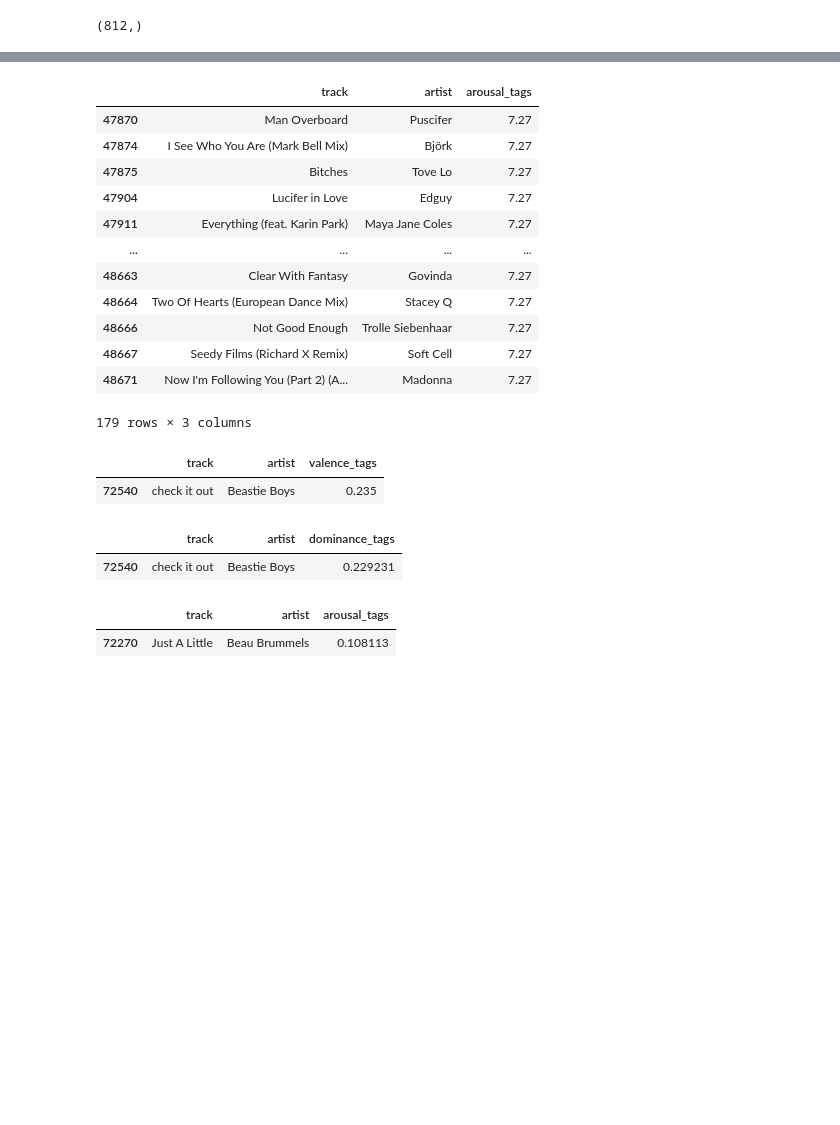
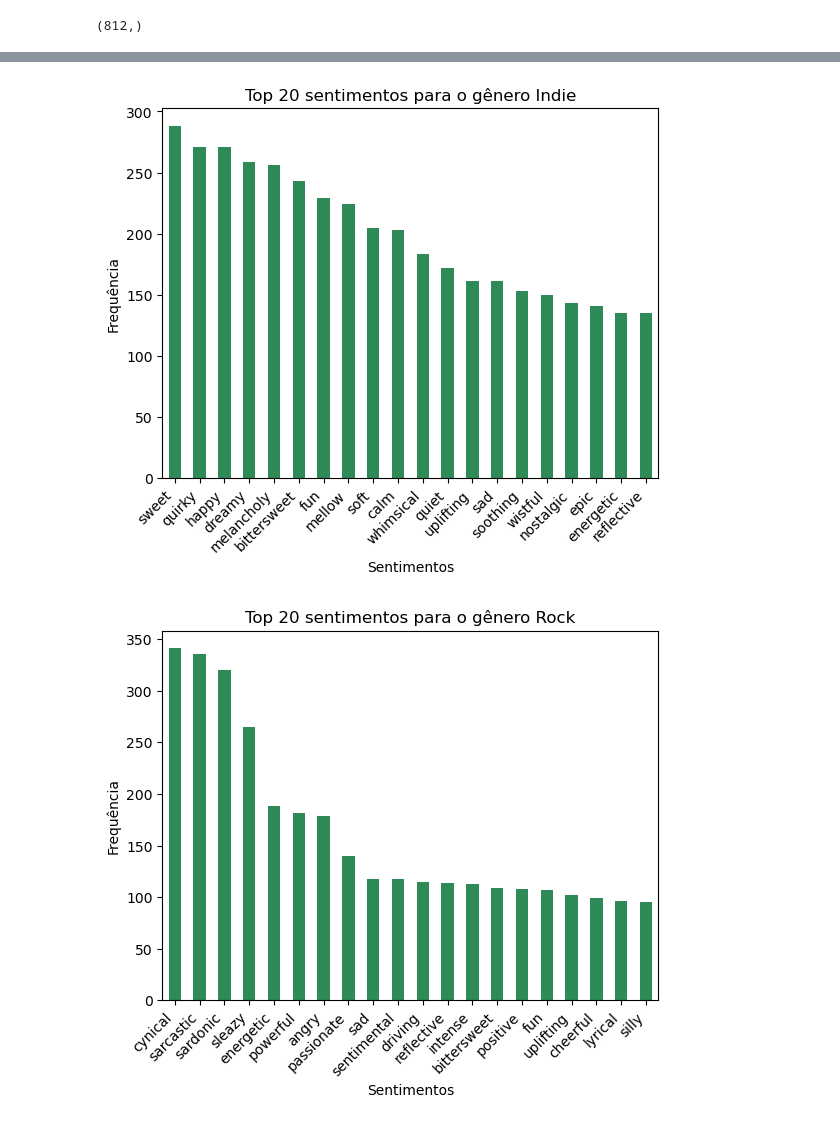
Before and after one commit to Texugo-928/EDA_Projeto_Sentimento_Musical, a Jupyter notebook: projeto-annaclara.ipynb, the cells around one changed output, grey strips where cells are left out. Cells and saved outputs as stored; diff of their text form; code cells hidden in the pictures; blank space fills up the shorter version.

```diff
--- a/projeto-annaclara.ipynb
+++ b/projeto-annaclara.ipynb
@@ -770,31 +430,0 @@ dados[['track', 'artist', 'dominance_tags']].loc[dados['dominance_tags']==dados[
-# %%
-dados[['track', 'artist', 'arousal_tags']].loc[dados['arousal_tags']==dados['arousal_tags'].max()]
-# %% [output]
-|  | track | artist | arousal_tags |
-| 47870 | Man Overboard | Puscifer | 7.27 |
-| 47874 | I See Who You Are (Mark Bell Mix) | Björk | 7.27 |
-| 47875 | Bitches | Tove Lo | 7.27 |
-| 47904 | Lucifer in Love | Edguy | 7.27 |
-| 47911 | Everything (feat. Karin Park) | Maya Jane Coles | 7.27 |
-| ... | ... | ... | ... |
-| 48663 | Clear With Fantasy | Govinda | 7.27 |
-| 48664 | Two Of Hearts (European Dance Mix) | Stacey Q | 7.27 |
-| 48666 | Not Good Enough | Trolle Siebenhaar | 7.27 |
-| 48667 | Seedy Films (Richard X Remix) | Soft Cell | 7.27 |
-| 48671 | Now I'm Following You (Part 2) (A... | Madonna | 7.27 |
-179 rows × 3 columns
-# %%
-dados[['track', 'artist', 'valence_tags']].loc[dados['valence_tags']==dados['valence_tags'].min()]
-# %% [output]
-|  | track | artist | valence_tags |
-| 72540 | check it out | Beastie Boys | 0.235 |
-# %%
-dados[['track', 'artist', 'dominance_tags']].loc[dados['dominance_tags']==dados['dominance_tags'].min()]
-# %% [output]
-|  | track | artist | dominance_tags |
-| 72540 | check it out | Beastie Boys | 0.229231 |
-# %%
-dados[['track', 'artist', 'arousal_tags']].loc[dados['arousal_tags']==dados['arousal_tags'].min()]
-# %% [output]
-|  | track | artist | arousal_tags |
-| 72270 | Just A Little | Beau Brummels | 0.108113 |
@@ -800,0 +458,40 @@ dados[['track', 'artist', 'arousal_tags']].loc[dados['arousal_tags']==dados['aro
+# %%
+# vamos ver os sentimentos que mais aparecem para cada gênero
+
+indie_top_sentimentos.plot.bar(color = "#2E8B57")
+plt.xlabel("Sentimentos")
+plt.ylabel("Frequência")
+plt.title("Top 20 sentimentos para o gênero Indie")
+plt.xticks(rotation = 45, ha = 'right')
+plt.show()
+
+rock_top_sentimentos.plot.bar(color = "#2E8B57")
+plt.xlabel("Sentimentos")
+plt.ylabel("Frequência")
+plt.title("Top 20 sentimentos para o gênero Rock")
+plt.xticks(rotation = 45, ha = 'right')
+plt.show()
+
+electronic_top_sentimentos.plot.bar(color = "#2E8B57")
+plt.xlabel("Sentimentos")
+plt.ylabel("Frequência")
+plt.title("Top 20 sentimentos para o gênero Electronic")
+plt.xticks(rotation = 45, ha = 'right')
+plt.show()
+
+pop_top_sentimentos.plot.bar(color = "#2E8B57")
+plt.xlabel("Sentimentos")
+plt.ylabel("Frequência")
+plt.title("Top 20 sentimentos para o gênero Pop")
+plt.xticks(rotation = 45, ha = 'right')
+plt.show()
+
+ambient_top_sentimentos.plot.bar(color = "#2E8B57")
+plt.xlabel("Sentimentos")
+plt.ylabel("Frequência")
+plt.title("Top 20 sentimentos para o gênero Ambient")
+plt.xticks(rotation = 45, ha = 'right')
+plt.show()
+# %% [output]
+[figure, added]
+[figure, added]
```
Also changed, not shown: parts of 52 cells of this notebook.
